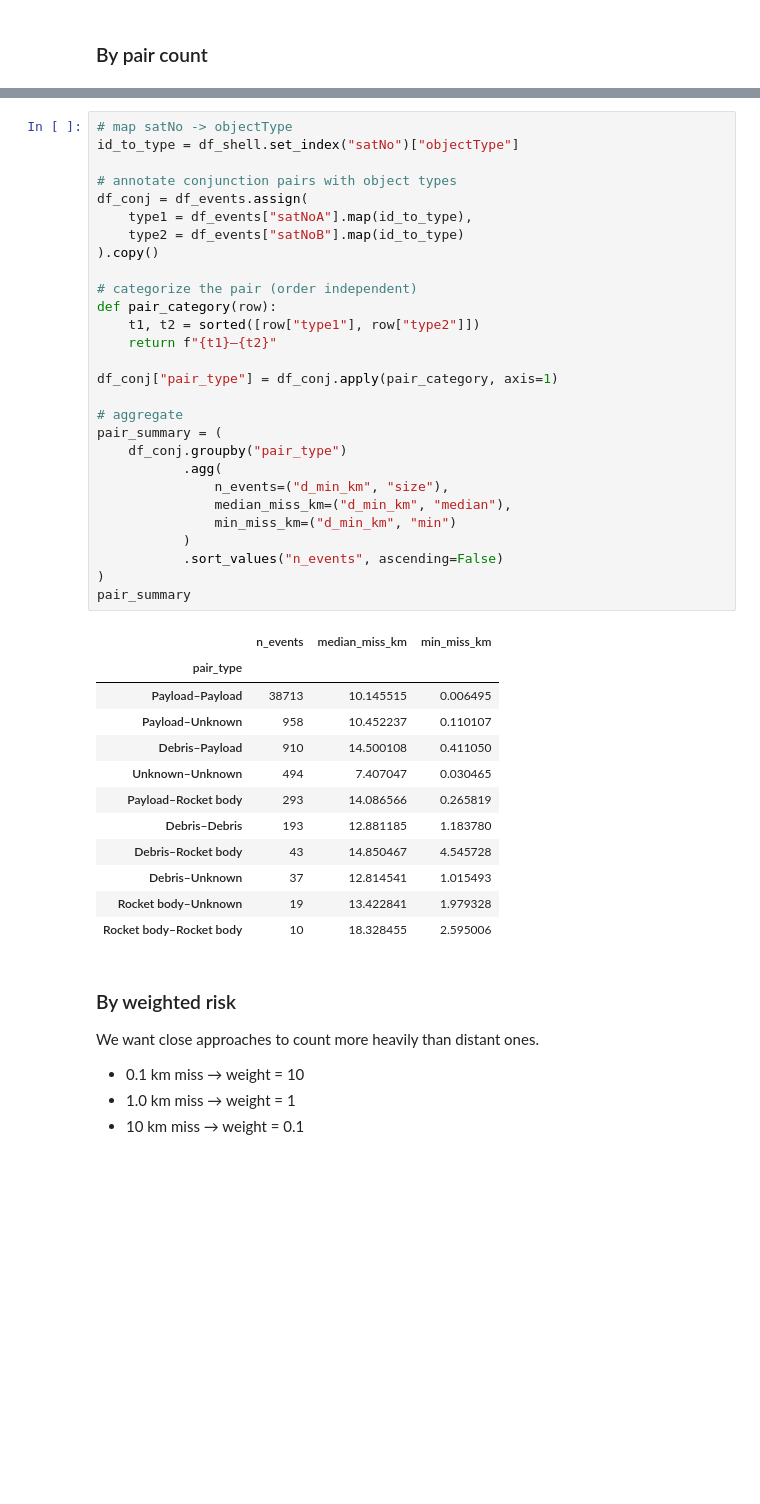
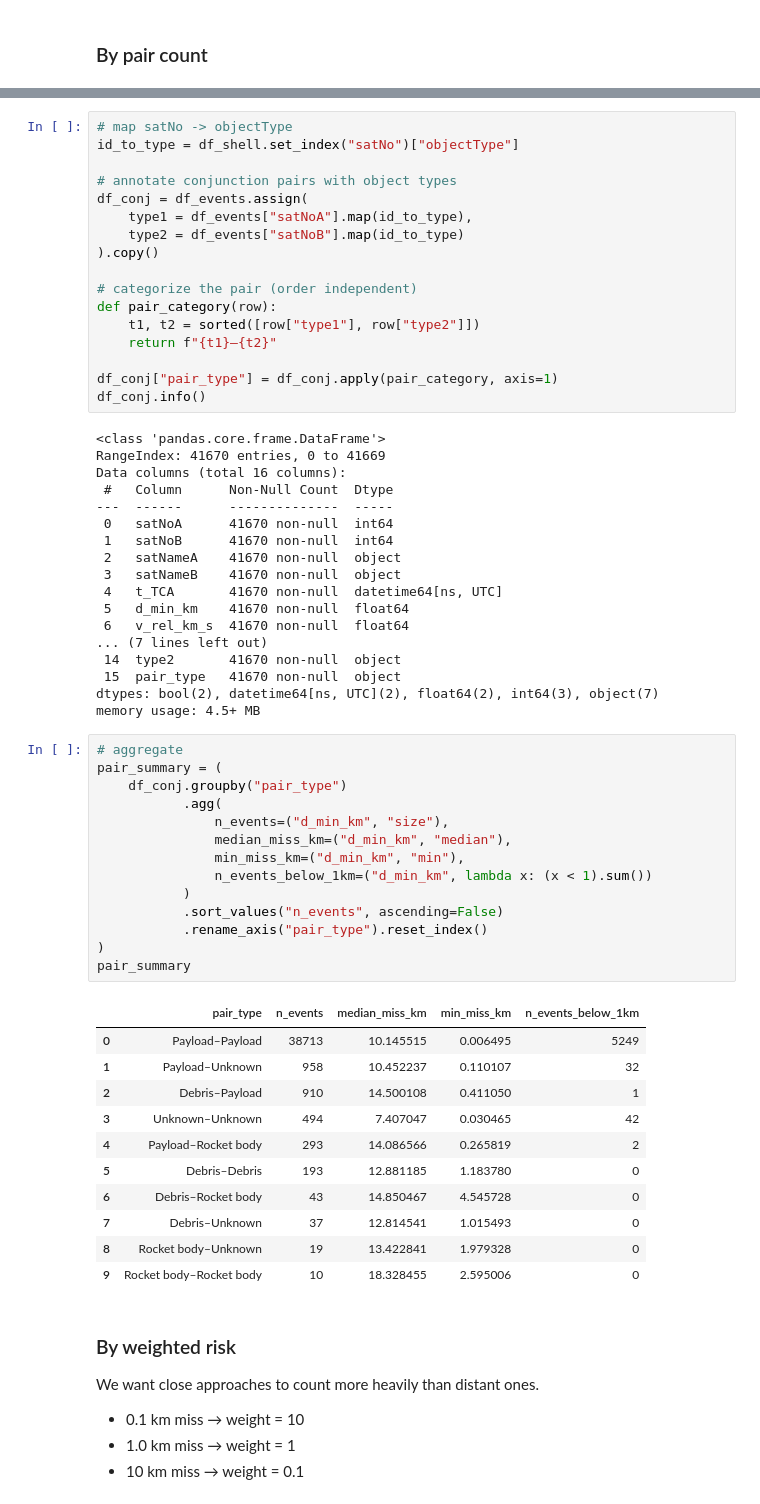
Before and after one commit to dezertdweller/Cosmic-Insights, a Jupyter notebook: notebooks/ash-eda/conjunction_risk.ipynb, the cells around one changed output, grey strips where cells are left out. Cells and saved outputs as stored; diff of their text form; blank space fills up the shorter version.

```diff
--- a/notebooks/ash-eda/conjunction_risk.ipynb
+++ b/notebooks/ash-eda/conjunction_risk.ipynb
@@ -1014,31 +1045,51 @@ def pair_category(row):
     return f"{t1}–{t2}"
 
 df_conj["pair_type"] = df_conj.apply(pair_category, axis=1)
-
-# aggregate
-pair_summary = (
-    df_conj.groupby("pair_type")
-           .agg(
-               n_events=("d_min_km", "size"),
-               median_miss_km=("d_min_km", "median"),
-               min_miss_km=("d_min_km", "min")
-           )
-           .sort_values("n_events", ascending=False)
-)
-pair_summary
+df_conj.info()
 # %% [output]
-|  | n_events | median_miss_km | min_miss_km |
-| pair_type |  |  |  |
-| Payload–Payload | 38713 | 10.145515 | 0.006495 |
-| Payload–Unknown | 958 | 10.452237 | 0.110107 |
-| Debris–Payload | 910 | 14.500108 | 0.411050 |
-| Unknown–Unknown | 494 | 7.407047 | 0.030465 |
-| Payload–Rocket body | 293 | 14.086566 | 0.265819 |
-| Debris–Debris | 193 | 12.881185 | 1.183780 |
-| Debris–Rocket body | 43 | 14.850467 | 4.545728 |
-| Debris–Unknown | 37 | 12.814541 | 1.015493 |
-| Rocket body–Unknown | 19 | 13.422841 | 1.979328 |
-| Rocket body–Rocket body | 10 | 18.328455 | 2.595006 |
+<class 'pandas.core.frame.DataFrame'>
+RangeIndex: 41670 entries, 0 to 41669
+Data columns (total 16 columns):
+ #   Column      Non-Null Count  Dtype
+---  ------      --------------  -----
+ 0   satNoA      41670 non-null  int64
+ 1   satNoB      41670 non-null  int64
+ 2   satNameA    41670 non-null  object
+ 3   satNameB    41670 non-null  object
+ 4   t_TCA       41670 non-null  datetime64[ns, UTC]
+ 5   d_min_km    41670 non-null  float64
+ 6   v_rel_km_s  41670 non-null  float64
+... (7 lines left out)
+ 14  type2       41670 non-null  object
+ 15  pair_type   41670 non-null  object
+dtypes: bool(2), datetime64[ns, UTC](2), float64(2), int64(3), object(7)
+memory usage: 4.5+ MB
+# %%
+# aggregate
+pair_summary = (
+    df_conj.groupby("pair_type")
+           .agg(
+               n_events=("d_min_km", "size"),
+               median_miss_km=("d_min_km", "median"),
+               min_miss_km=("d_min_km", "min"),
+               n_events_below_1km=("d_min_km", lambda x: (x < 1).sum())
+           )
+           .sort_values("n_events", ascending=False)
+           .rename_axis("pair_type").reset_index()
+)
+pair_summary
+# %% [output]
+|  | pair_type | n_events | median_miss_km | min_miss_km | n_events_below_1km |
+| 0 | Payload–Payload | 38713 | 10.145515 | 0.006495 | 5249 |
+| 1 | Payload–Unknown | 958 | 10.452237 | 0.110107 | 32 |
+| 2 | Debris–Payload | 910 | 14.500108 | 0.411050 | 1 |
+| 3 | Unknown–Unknown | 494 | 7.407047 | 0.030465 | 42 |
+| 4 | Payload–Rocket body | 293 | 14.086566 | 0.265819 | 2 |
+| 5 | Debris–Debris | 193 | 12.881185 | 1.183780 | 0 |
+| 6 | Debris–Rocket body | 43 | 14.850467 | 4.545728 | 0 |
+| 7 | Debris–Unknown | 37 | 12.814541 | 1.015493 | 0 |
+| 8 | Rocket body–Unknown | 19 | 13.422841 | 1.979328 | 0 |
+| 9 | Rocket body–Rocket body | 10 | 18.328455 | 2.595006 | 0 |
 # %% [markdown]
 ### By weighted risk
 
```
Also changed, not shown: parts of 24 cells of this notebook, 8 other files.
